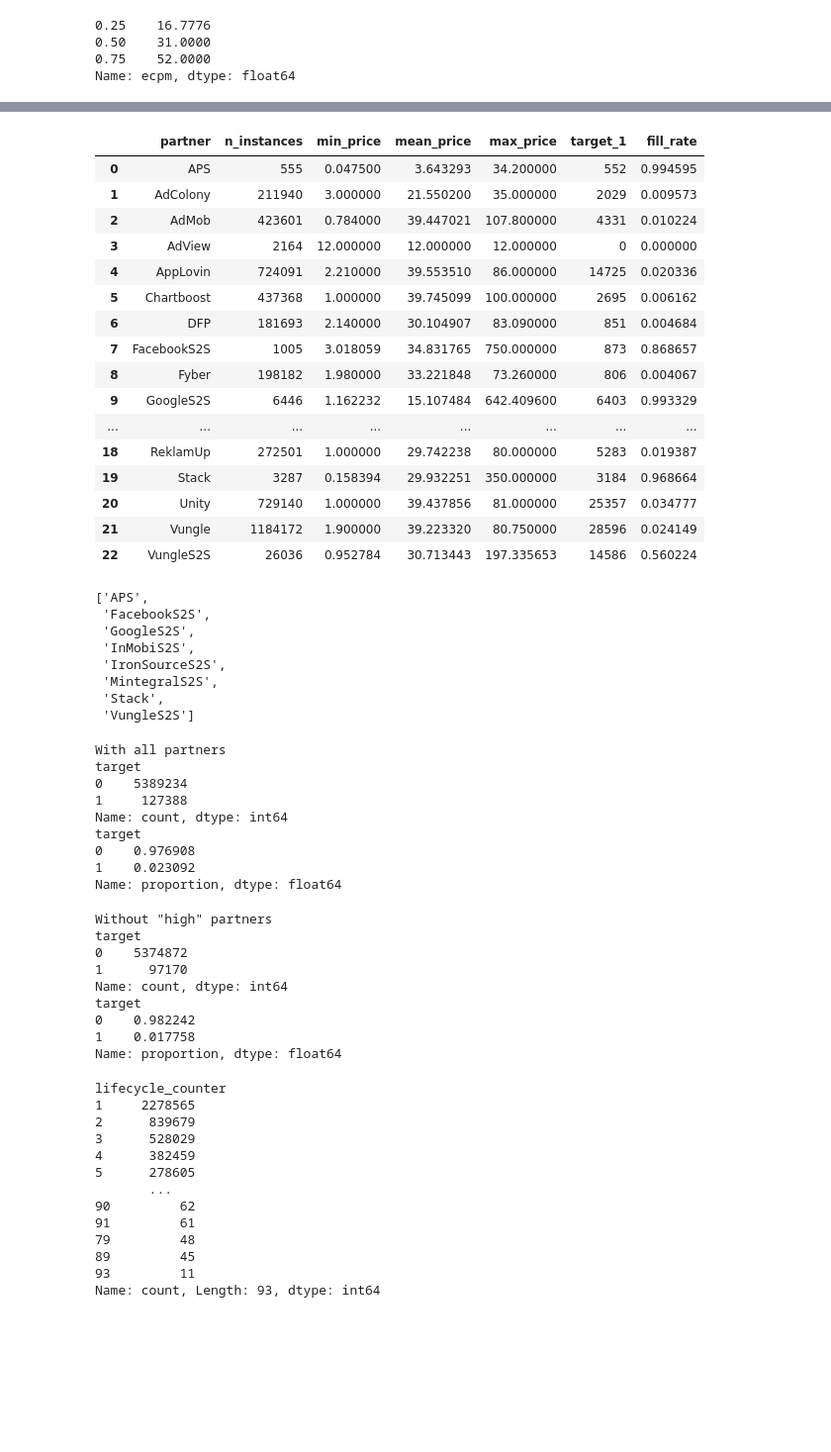
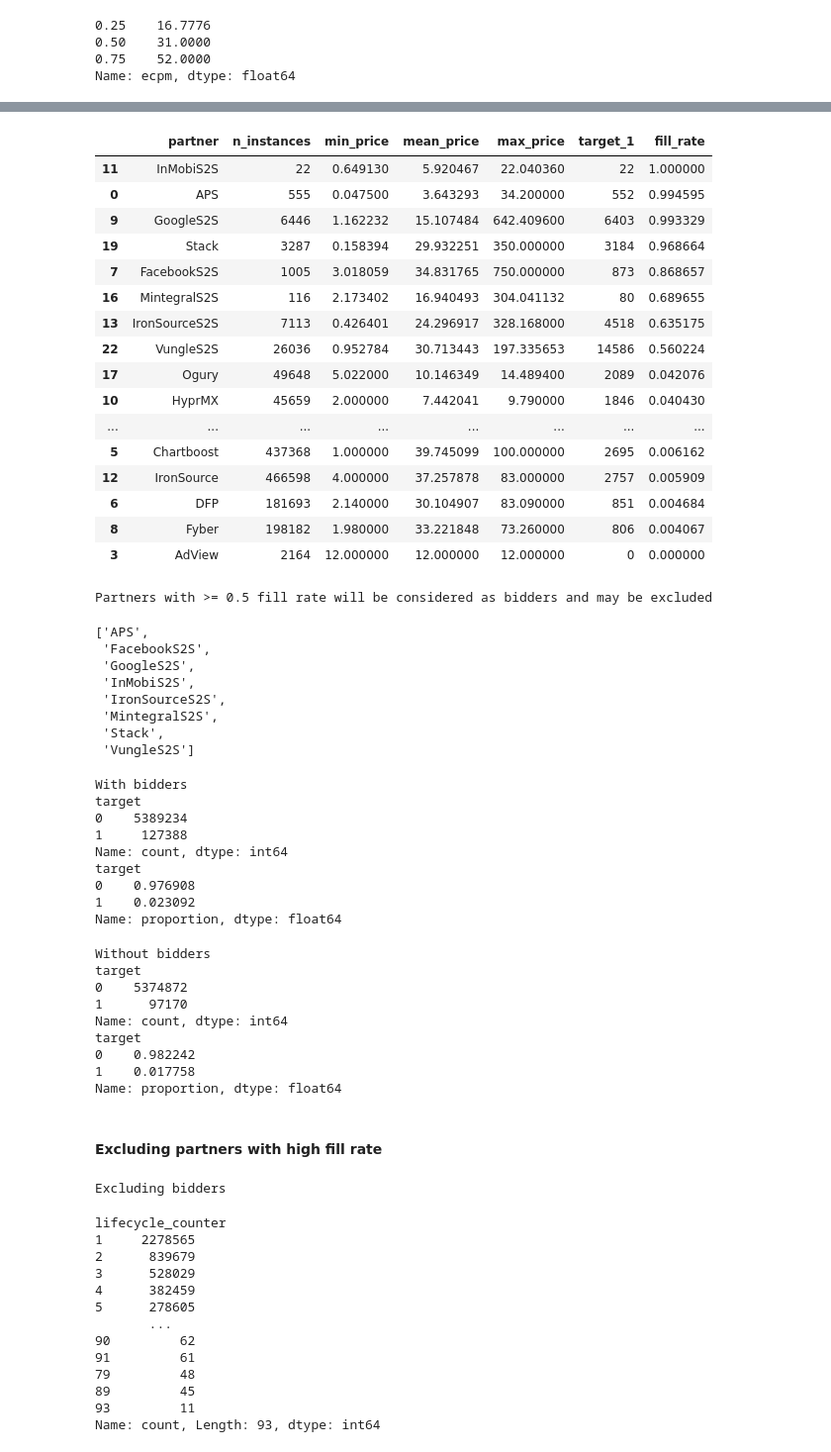
Before and after one commit to GabrielTorga/X3M, a Jupyter notebook: X3M.ipynb, the cells around one changed output, grey strips where cells are left out. Shown: that part at 99% size. Drawn from its saved outputs; the diff is of its cells as text; code cells hidden in the pictures; blank space fills up the shorter version.

```diff
--- a/X3M.ipynb
+++ b/X3M.ipynb
@@ -263,51 +270,55 @@ sns.violinplot(data=df, x=df[df['ecpm']<=150]["ecpm"], y="partner", height=8.27,
 # %%
 agg_funcs = {
     'event_id': ['count'],
     'ecpm': ['min', 'mean', 'max'],
     'target': lambda x: (x == 1).sum()
 }
 
 
 partners = df.groupby('partner').agg(agg_funcs).reset_index()
 partners.columns = ['partner', 'n_instances', 'min_price', 'mean_price', 'max_price', 'target_1']
 partners['fill_rate'] = (partners['target_1']/partners['n_instances']).astype(float)
-partners
+partners.sort_values(by='fill_rate', ascending=False)
+# List of partners with the number of instances, the min/mean/max price, number of filled instances and the fill rate.
+# There are 8 partners with a fill rate > 50%.
 # %% [output]
 |  | partner | n_instances | min_price | mean_price | max_price | target_1 | fill_rate |
+| 11 | InMobiS2S | 22 | 0.649130 | 5.920467 | 22.040360 | 22 | 1.000000 |
 | 0 | APS | 555 | 0.047500 | 3.643293 | 34.200000 | 552 | 0.994595 |
-| 1 | AdColony | 211940 | 3.000000 | 21.550200 | 35.000000 | 2029 | 0.009573 |
-| 2 | AdMob | 423601 | 0.784000 | 39.447021 | 107.800000 | 4331 | 0.010224 |
+| 9 | GoogleS2S | 6446 | 1.162232 | 15.107484 | 642.409600 | 6403 | 0.993329 |
+| 19 | Stack | 3287 | 0.158394 | 29.932251 | 350.000000 | 3184 | 0.968664 |
+| 7 | FacebookS2S | 1005 | 3.018059 | 34.831765 | 750.000000 | 873 | 0.868657 |
+| 16 | MintegralS2S | 116 | 2.173402 | 16.940493 | 304.041132 | 80 | 0.689655 |
+| 13 | IronSourceS2S | 7113 | 0.426401 | 24.296917 | 328.168000 | 4518 | 0.635175 |
+| 22 | VungleS2S | 26036 | 0.952784 | 30.713443 | 197.335653 | 14586 | 0.560224 |
+| 17 | Ogury | 49648 | 5.022000 | 10.146349 | 14.489400 | 2089 | 0.042076 |
+| 10 | HyprMX | 45659 | 2.000000 | 7.442041 | 9.790000 | 1846 | 0.040430 |
+| ... | ... | ... | ... | ... | ... | ... | ... |
+| 5 | Chartboost | 437368 | 1.000000 | 39.745099 | 100.000000 | 2695 | 0.006162 |
+| 12 | IronSource | 466598 | 4.000000 | 37.257878 | 83.000000 | 2757 | 0.005909 |
+| 6 | DFP | 181693 | 2.140000 | 30.104907 | 83.090000 | 851 | 0.004684 |
+| 8 | Fyber | 198182 | 1.980000 | 33.221848 | 73.260000 | 806 | 0.004067 |
 | 3 | AdView | 2164 | 12.000000 | 12.000000 | 12.000000 | 0 | 0.000000 |
-| 4 | AppLovin | 724091 | 2.210000 | 39.553510 | 86.000000 | 14725 | 0.020336 |
-| 5 | Chartboost | 437368 | 1.000000 | 39.745099 | 100.000000 | 2695 | 0.006162 |
-| 6 | DFP | 181693 | 2.140000 | 30.104907 | 83.090000 | 851 | 0.004684 |
-| 7 | FacebookS2S | 1005 | 3.018059 | 34.831765 | 750.000000 | 873 | 0.868657 |
-| 8 | Fyber | 198182 | 1.980000 | 33.221848 | 73.260000 | 806 | 0.004067 |
-| 9 | GoogleS2S | 6446 | 1.162232 | 15.107484 | 642.409600 | 6403 | 0.993329 |
-| ... | ... | ... | ... | ... | ... | ... | ... |
-| 18 | ReklamUp | 272501 | 1.000000 | 29.742238 | 80.000000 | 5283 | 0.019387 |
-| 19 | Stack | 3287 | 0.158394 | 29.932251 | 350.000000 | 3184 | 0.968664 |
-| 20 | Unity | 729140 | 1.000000 | 39.437856 | 81.000000 | 25357 | 0.034777 |
-| 21 | Vungle | 1184172 | 1.900000 | 39.223320 | 80.750000 | 28596 | 0.024149 |
-| 22 | VungleS2S | 26036 | 0.952784 | 30.713443 | 197.335653 | 14586 | 0.560224 |
 # %%
-high_partners = partners[partners['fill_rate']>=0.5].partner.to_list()
-high_partners
+print('Partners with >= 0.5 fill rate will be considered as bidders and may be excluded')
+bidders = partners[partners['fill_rate']>=0.5].partner.to_list()
+bidders
 # %% [output]
-['APS',
- 'FacebookS2S',
- 'GoogleS2S',
- 'InMobiS2S',
- 'IronSourceS2S',
- 'MintegralS2S',
- 'Stack',
- 'VungleS2S']
+Partners with >= 0.5 fill rate will be considered as bidders and may be excluded
+['APS',
+ 'FacebookS2S',
+ 'GoogleS2S',
+ 'InMobiS2S',
+ 'IronSourceS2S',
+ 'MintegralS2S',
+ 'Stack',
+ 'VungleS2S']
 # %%
-print('With all partners')
+print('With bidders')
 print(df.target.value_counts())
 print(df.target.value_counts(normalize=True))
 # %% [output]
-With all partners
+With bidders
 target
 0    5389234
 1     127388
@@ -317,11 +328,11 @@ target
 1    0.023092
 Name: proportion, dtype: float64
 # %%
-print('Without "high" partners')
-print(df[~df['partner'].isin(high_partners)].target.value_counts())
-print(df[~df['partner'].isin(high_partners)].target.value_counts(normalize=True))
+print('Without bidders')
+print(df[~df['partner'].isin(bidders)].target.value_counts())
+print(df[~df['partner'].isin(bidders)].target.value_counts(normalize=True))
 # %% [output]
-Without "high" partners
+Without bidders
 target
 0    5374872
 1      97170
@@ -330,8 +341,13 @@ target
 0    0.982242
 1    0.017758
 Name: proportion, dtype: float64
+# %% [markdown]
+#### Excluding partners with high fill rate
 # %%
-dfh = df[~df['partner'].isin(high_partners)]
+print('Excluding bidders')
+dfh = df[~df['partner'].isin(bidders)]
+# %% [output]
+Excluding bidders
 # %%
 dfh.lifecycle_counter.value_counts()
 # %% [output]
```
Also changed, not shown: parts of 50 cells of this notebook.
